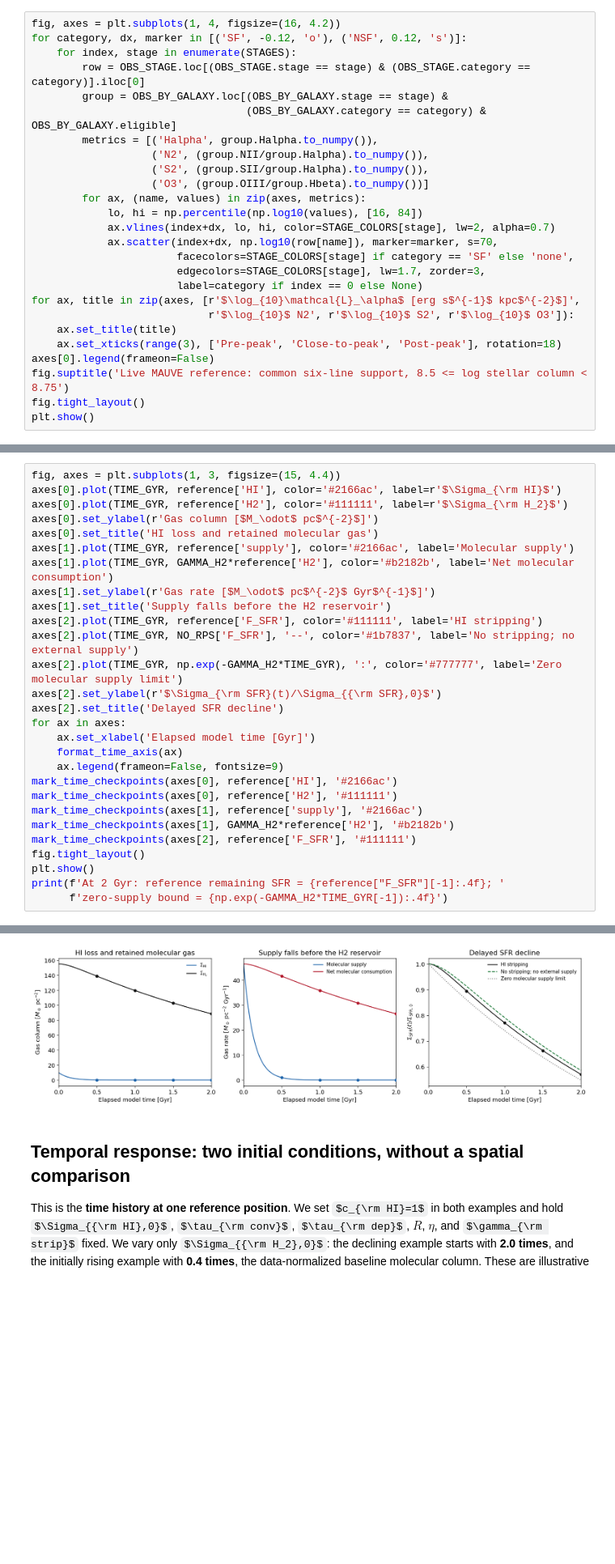
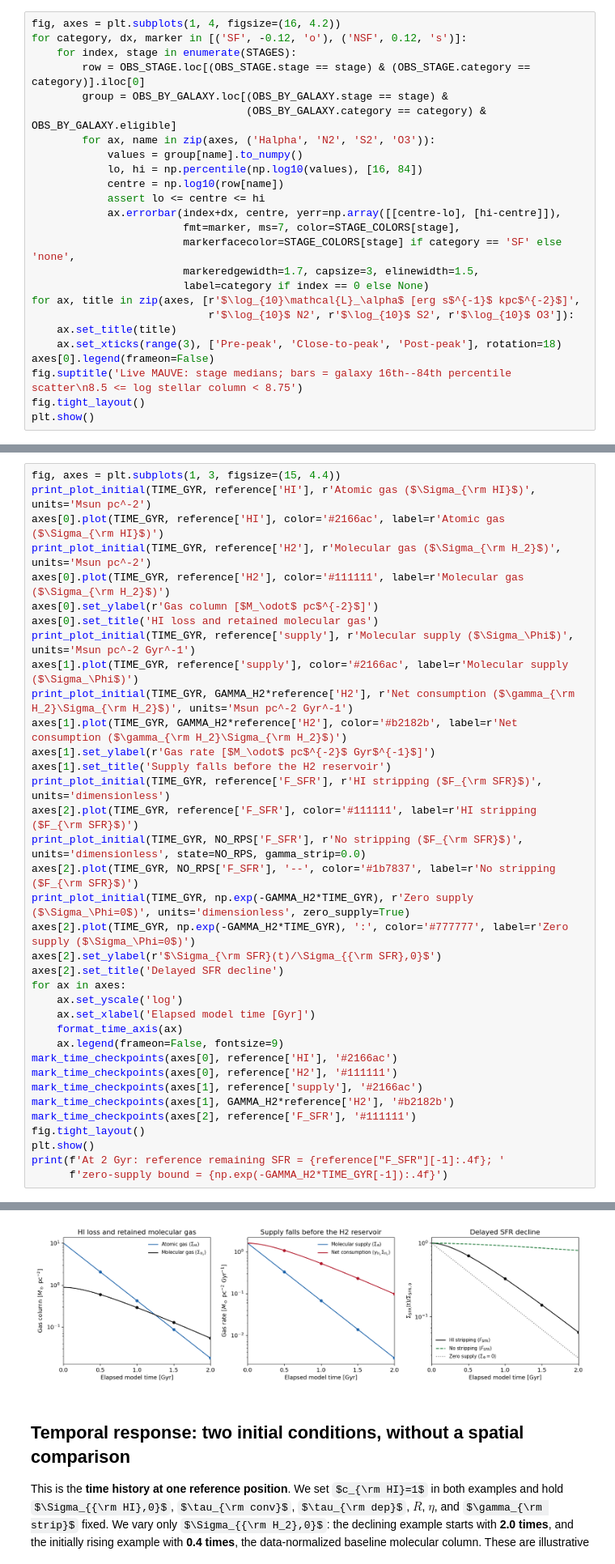
Before and after one commit to Rongjun-ANU/ICRAR-MAUVE, a Jupyter notebook: further/20261004_Numerical_Simple_Gas_Fading_and_BPT_Model.ipynb, the cells around one changed output, grey strips where cells are left out. Shown at 81% size. Cells and saved outputs as stored; diff of their text form; some formulas as TeX source; blank space fills up the shorter version.

```diff
--- a/further/20261004_Numerical_Simple_Gas_Fading_and_BPT_Model.ipynb
+++ b/further/20261004_Numerical_Simple_Gas_Fading_and_BPT_Model.ipynb
@@ -489,23 +514,22 @@ for category, dx, marker in [('SF', -0.12, 'o'), ('NSF', 0.12, 's')]:
         row = OBS_STAGE.loc[(OBS_STAGE.stage == stage) & (OBS_STAGE.category == category)].iloc[0]
         group = OBS_BY_GALAXY.loc[(OBS_BY_GALAXY.stage == stage) &
                                   (OBS_BY_GALAXY.category == category) & OBS_BY_GALAXY.eligible]
-        metrics = [('Halpha', group.Halpha.to_numpy()),
-                   ('N2', (group.NII/group.Halpha).to_numpy()),
-                   ('S2', (group.SII/group.Halpha).to_numpy()),
-                   ('O3', (group.OIII/group.Hbeta).to_numpy())]
-        for ax, (name, values) in zip(axes, metrics):
+        for ax, name in zip(axes, ('Halpha', 'N2', 'S2', 'O3')):
+            values = group[name].to_numpy()
             lo, hi = np.percentile(np.log10(values), [16, 84])
-            ax.vlines(index+dx, lo, hi, color=STAGE_COLORS[stage], lw=2, alpha=0.7)
-            ax.scatter(index+dx, np.log10(row[name]), marker=marker, s=70,
-                       facecolors=STAGE_COLORS[stage] if category == 'SF' else 'none',
-                       edgecolors=STAGE_COLORS[stage], lw=1.7, zorder=3,
-                       label=category if index == 0 else None)
+            centre = np.log10(row[name])
+            assert lo <= centre <= hi
+            ax.errorbar(index+dx, centre, yerr=np.array([[centre-lo], [hi-centre]]),
+                        fmt=marker, ms=7, color=STAGE_COLORS[stage],
+                        markerfacecolor=STAGE_COLORS[stage] if category == 'SF' else 'none',
+                        markeredgewidth=1.7, capsize=3, elinewidth=1.5,
+                        label=category if index == 0 else None)
 for ax, title in zip(axes, [r'$\log_{10}\mathcal{L}_\alpha$ [erg s$^{-1}$ kpc$^{-2}$]',
                             r'$\log_{10}$ N2', r'$\log_{10}$ S2', r'$\log_{10}$ O3']):
     ax.set_title(title)
     ax.set_xticks(range(3), ['Pre-peak', 'Close-to-peak', 'Post-peak'], rotation=18)
 axes[0].legend(frameon=False)
-fig.suptitle('Live MAUVE reference: common six-line support, 8.5 <= log stellar column < 8.75')
+fig.suptitle('Live MAUVE: stage medians; bars = galaxy 16th--84th percentile scatter\n8.5 <= log stellar column < 8.75')
 fig.tight_layout()
 plt.show()
 # %% [output]
@@ -610,19 +718,27 @@ display(pd.DataFrame({'initial observed SF mixture': {k: float(observed_referenc
 # %%
 fig, axes = plt.subplots(1, 3, figsize=(15, 4.4))
-axes[0].plot(TIME_GYR, reference['HI'], color='#2166ac', label=r'$\Sigma_{\rm HI}$')
-axes[0].plot(TIME_GYR, reference['H2'], color='#111111', label=r'$\Sigma_{\rm H_2}$')
+print_plot_initial(TIME_GYR, reference['HI'], r'Atomic gas ($\Sigma_{\rm HI}$)', units='Msun pc^-2')
+axes[0].plot(TIME_GYR, reference['HI'], color='#2166ac', label=r'Atomic gas ($\Sigma_{\rm HI}$)')
+print_plot_initial(TIME_GYR, reference['H2'], r'Molecular gas ($\Sigma_{\rm H_2}$)', units='Msun pc^-2')
+axes[0].plot(TIME_GYR, reference['H2'], color='#111111', label=r'Molecular gas ($\Sigma_{\rm H_2}$)')
 axes[0].set_ylabel(r'Gas column [$M_\odot$ pc$^{-2}$]')
 axes[0].set_title('HI loss and retained molecular gas')
-axes[1].plot(TIME_GYR, reference['supply'], color='#2166ac', label='Molecular supply')
-axes[1].plot(TIME_GYR, GAMMA_H2*reference['H2'], color='#b2182b', label='Net molecular consumption')
+print_plot_initial(TIME_GYR, reference['supply'], r'Molecular supply ($\Sigma_\Phi$)', units='Msun pc^-2 Gyr^-1')
+axes[1].plot(TIME_GYR, reference['supply'], color='#2166ac', label=r'Molecular supply ($\Sigma_\Phi$)')
+print_plot_initial(TIME_GYR, GAMMA_H2*reference['H2'], r'Net consumption ($\gamma_{\rm H_2}\Sigma_{\rm H_2}$)', units='Msun pc^-2 Gyr^-1')
+axes[1].plot(TIME_GYR, GAMMA_H2*reference['H2'], color='#b2182b', label=r'Net consumption ($\gamma_{\rm H_2}\Sigma_{\rm H_2}$)')
 axes[1].set_ylabel(r'Gas rate [$M_\odot$ pc$^{-2}$ Gyr$^{-1}$]')
 axes[1].set_title('Supply falls before the H2 reservoir')
-axes[2].plot(TIME_GYR, reference['F_SFR'], color='#111111', label='HI stripping')
-axes[2].plot(TIME_GYR, NO_RPS['F_SFR'], '--', color='#1b7837', label='No stripping; no external supply')
-axes[2].plot(TIME_GYR, np.exp(-GAMMA_H2*TIME_GYR), ':', color='#777777', label='Zero molecular supply limit')
+print_plot_initial(TIME_GYR, reference['F_SFR'], r'HI stripping ($F_{\rm SFR}$)', units='dimensionless')
+axes[2].plot(TIME_GYR, reference['F_SFR'], color='#111111', label=r'HI stripping ($F_{\rm SFR}$)')
+print_plot_initial(TIME_GYR, NO_RPS['F_SFR'], r'No stripping ($F_{\rm SFR}$)', units='dimensionless', state=NO_RPS, gamma_strip=0.0)
+axes[2].plot(TIME_GYR, NO_RPS['F_SFR'], '--', color='#1b7837', label=r'No stripping ($F_{\rm SFR}$)')
+print_plot_initial(TIME_GYR, np.exp(-GAMMA_H2*TIME_GYR), r'Zero supply ($\Sigma_\Phi=0$)', units='dimensionless', zero_supply=True)
+axes[2].plot(TIME_GYR, np.exp(-GAMMA_H2*TIME_GYR), ':', color='#777777', label=r'Zero supply ($\Sigma_\Phi=0$)')
 axes[2].set_ylabel(r'$\Sigma_{\rm SFR}(t)/\Sigma_{{\rm SFR},0}$')
 axes[2].set_title('Delayed SFR decline')
 for ax in axes:
+    ax.set_yscale('log')
     ax.set_xlabel('Elapsed model time [Gyr]')
     format_time_axis(ax)
     ax.legend(frameon=False, fontsize=9)
@@ -640,4 +772,4 @@ At 2 Gyr: reference remaining SFR = 0.5712; zero-supply bound = 0.5488
-[figure, old version]
+[figure, new version]
 # %% [markdown]
 ## Temporal response: two initial conditions, without a spatial comparison
 
```
Also changed, not shown: parts of 22 cells of this notebook, 19 other files.
